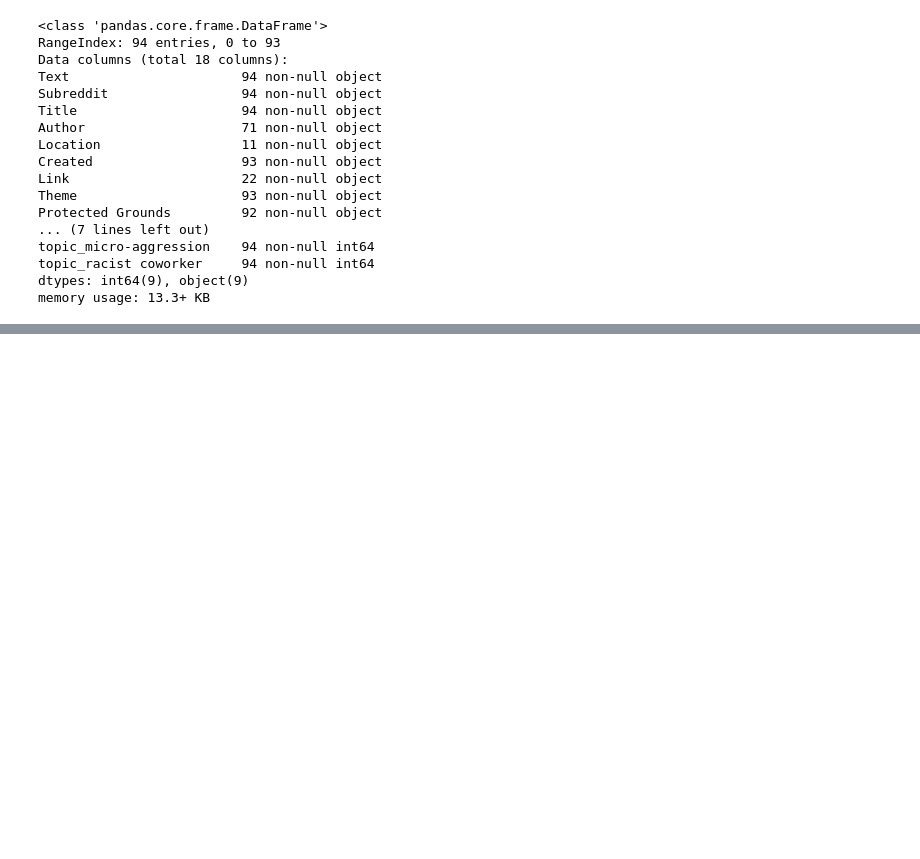
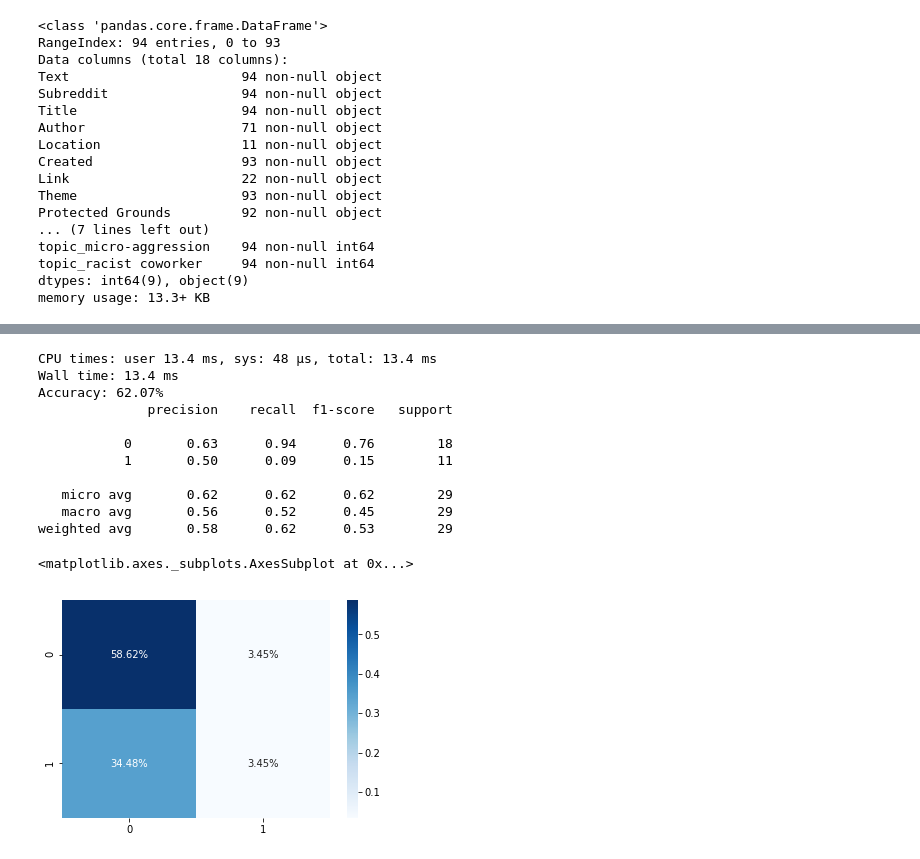
Before and after one commit to robinlli/Police_Shooting_Reddit, a Jupyter notebook: Machine Learning.ipynb, the cells around one changed output, grey strips where cells are left out. Cells and saved outputs as stored; diff of their text form; code cells hidden in the pictures; blank space fills up the shorter version.

Commit message:
Preliminary ML Result
ML result for output variable: topic_BLM, topic_discrimination

```diff
--- a/Machine Learning.ipynb
+++ b/Machine Learning.ipynb
@@ -32,6 +56,8 @@ Theme                93 non-null object
 Protected Grounds    92 non-null object
 dtypes: object(9)
 memory usage: 6.7+ KB
+# %%
+reddit = reddit.rename(columns = {'Subreddit ': 'Subreddit'})
 # %%
 # remove whitespace before any themes after the comma
 reddit['Theme'] = reddit['Theme'].str.replace(", ", ",")
@@ -119,0 +163,9 @@ memory usage: 13.3+ KB
+# %%
+text = reddit.Text
+text_dtm = vect_text.fit_transform(text)
+df_text = pd.DataFrame(text_dtm.toarray())
+n_text=len(df_text. columns)+1
+dict(zip(list(range(n_text)), vect_text.get_feature_names()))
+df_text.rename(columns=dict(zip(list(range(n_text)), vect_text.get_feature_names())), inplace=True)
+# %%
+other = reddit[list(topics_clean.columns)]
@@ -119,0 +183,45 @@ memory usage: 13.3+ KB
+# %%
+X_blm = df_text
+y_blm = other['topic_BLM']
+
+seed = 42
+X_train1, X_test1, y_train1, y_test1 = train_test_split(X_blm, y_blm, test_size=0.3, random_state=seed)
+
+# we don't have stratify parameter is because The stratify parameter set it to split data in a way to allocate
+# test_size amount of data to each class. In this case, you don't have sufficient class labels of one of your classes
+# to keep the data splitting ratio equal to test_size.
+# %%
+# import and instantiate a SVM model
+from sklearn.svm import SVC
+
+model = SVC(C=1, kernel='linear', probability=True )
+
+model.fit(X_train1, y_train1)
+%time model.fit(X_train1, y_train1)
+
+# make predictions for test data
+#%time y_pred = model.predict(X_test)
+y_pred1 = model.predict(X_test1)
+accuracy = accuracy_score(y_test1, y_pred1)
+print("Accuracy: %.2f%%" % (accuracy * 100.0))
+
+
+cm = metrics.confusion_matrix(y_test1, y_pred1)
+print(metrics.classification_report(y_test1, y_pred1))
+
+sns.heatmap(cm/np.sum(cm), annot=True,
+            fmt='.2%', cmap='Blues')
+# %% [output]
+CPU times: user 13.4 ms, sys: 48 µs, total: 13.4 ms
+Wall time: 13.4 ms
+Accuracy: 62.07%
+              precision    recall  f1-score   support
+
+           0       0.63      0.94      0.76        18
+           1       0.50      0.09      0.15        11
+
+   micro avg       0.62      0.62      0.62        29
+   macro avg       0.56      0.52      0.45        29
+weighted avg       0.58      0.62      0.53        29
+<matplotlib.axes._subplots.AxesSubplot at 0x...>
+[figure, added]
```
Also changed, not shown: parts of 9 cells of this notebook, 1 other file.
